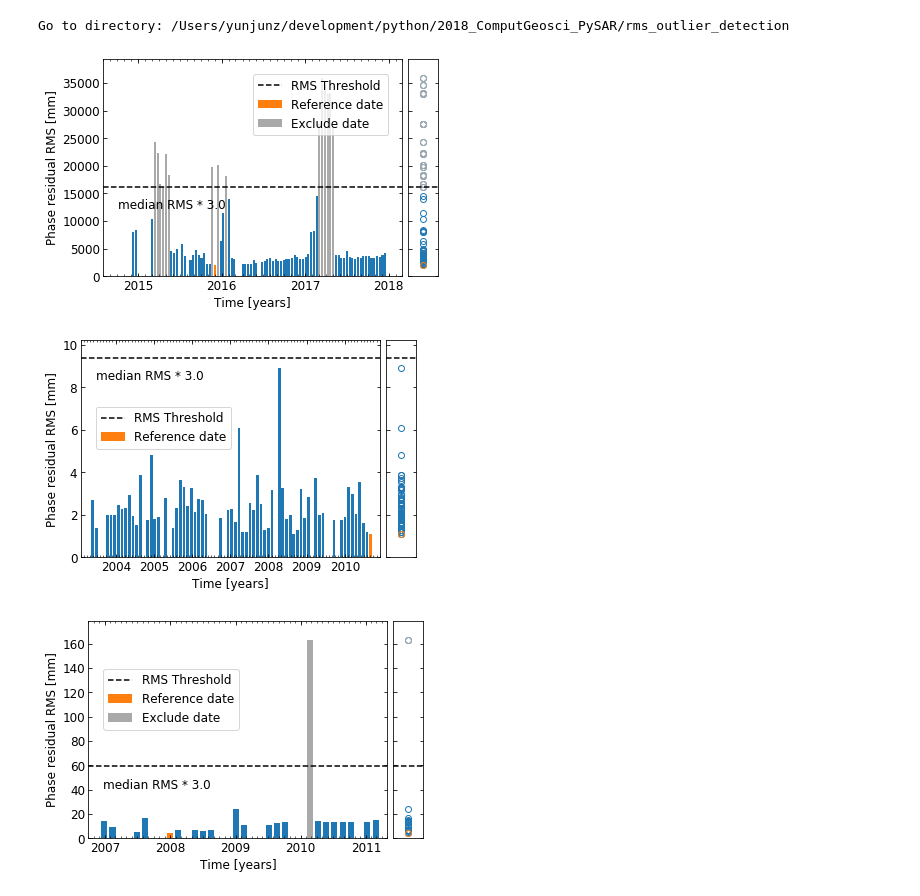
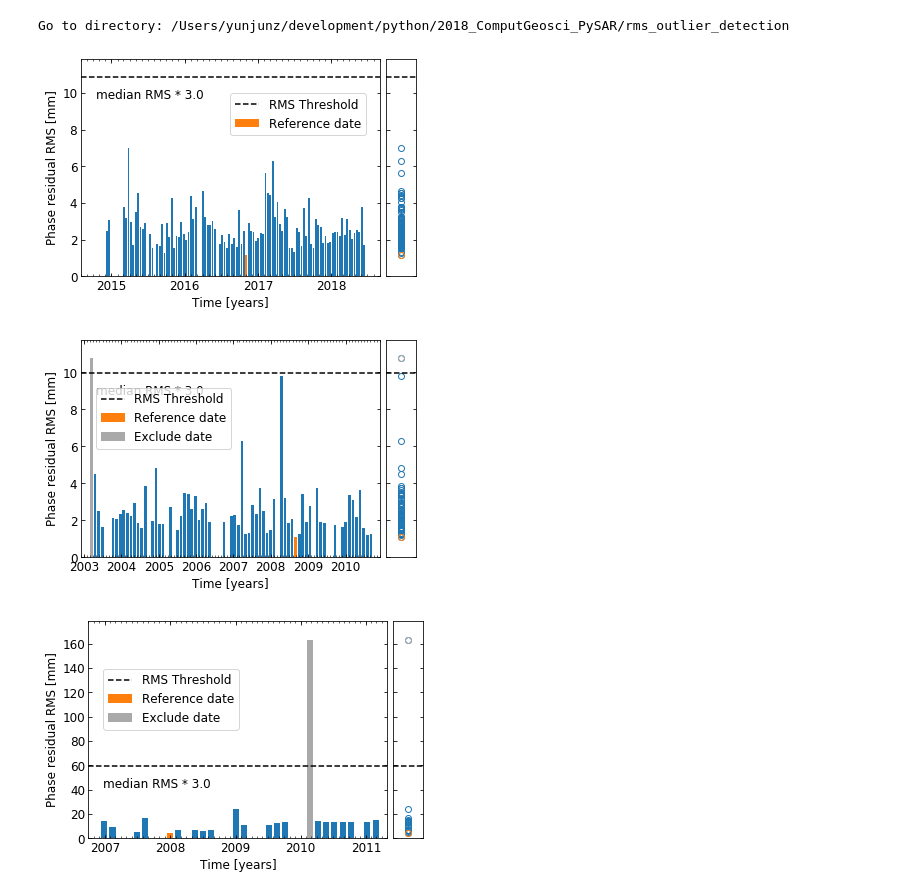
Before and after one commit to geodesymiami/Yunjun_et_al-2019-MintPy, a Jupyter notebook: rms_outlier_detection.ipynb, the cells around one changed output. Cells and saved outputs as stored; diff of their text form; code cells hidden in the pictures.

```diff
--- a/rms_outlier_detection.ipynb
+++ b/rms_outlier_detection.ipynb
@@ -5,36 +5,36 @@ import os
 import numpy as np
 import matplotlib.pyplot as plt
 from statsmodels.robust import mad
 from pysar.simulation.plot import *
-from pysar.utils import ptime
+from pysar.utils import ptime, utils as ut
 import pysar.timeseries_rms as prms
 
 work_dir = '/Users/yunjunz/development/python/2018_ComputGeosci_PySAR/rms_outlier_detection'
 if not os.path.isdir(work_dir):
     os.makedirs(work_dir)
 os.chdir(work_dir)
 print('Go to directory: '+work_dir)
 
 for project_name, loc in zip(['AlcedoSenDT128', 'AlcedoEnvA2T061', 'AlcedoAlosAT133'],
                              [(0.5, 0.65), (0.05, 0.5), (0.05, 0.5)]):
     # read rms value
     txt_file = '/Users/yunjunz/insarlab/PYSAR_EXAMPLE/{}/PYSAR/rms_timeseriesResidual_quadratic.txt'.format(project_name)
     fcont = np.loadtxt(txt_file, dtype=bytes).astype(str)
     rms = fcont[:, 1].astype(np.float)
     date_list = list(fcont[:, 0])
 
     # calculate median absolute deviation
-    rms_threshold = prms.median_abs_deviation_threshold(rms, center=0., kappa=3.)
-    rms_threshold = np.median(rms) / .6745 * 3.
+    rms_threshold = ut.median_abs_deviation_threshold(rms, center=0., cutoff=3.)
+    #rms_threshold = np.median(rms) / .6745 * 3.
 
     # plot
     fig, ax = plt.subplots(figsize=[6, 4])
     ax = prms.plot_rms_bar(ax, date_list, rms, rms_threshold, legend_loc=loc)
     #plt.savefig('rms_phaseResidual_{}{}'.format(project_name, fig_ext), bbox_inches='tight', transparent=True, dpi=fig_dpi)
 
 plt.show()
 # %% [output]
 Go to directory: /Users/yunjunz/development/python/2018_ComputGeosci_PySAR/rms_outlier_detection
-[figure, old version]
+[figure, new version]
-[figure, old version]
+[figure, new version]
 [figure]
```
Also changed, not shown: 6 other files.
